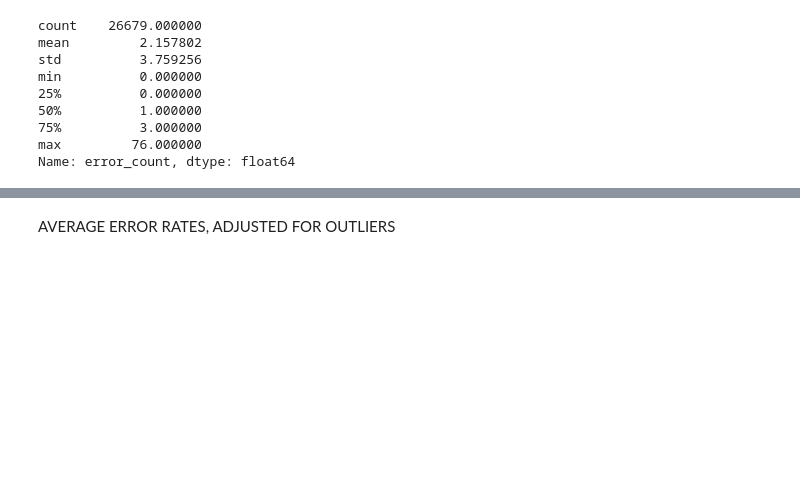
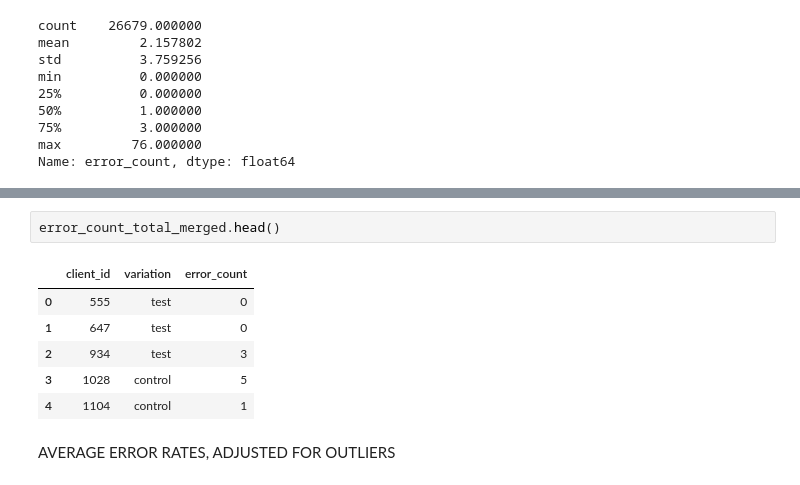
Before and after one commit to mjpacko/project_week5_6, a Jupyter notebook: notebooks/mj_notebook_error_rates.ipynb, the cells around one changed output, grey strips where cells are left out. Saved outputs shown, nothing was run; the diff lists cells and outputs as text; blank space fills up the shorter version.

```diff
--- a/notebooks/mj_notebook_error_rates.ipynb
+++ b/notebooks/mj_notebook_error_rates.ipynb
@@ -110,3 +163,12 @@ Name: error_count, dtype: float64
+# %%
+error_count_total_merged.head()
+# %% [output]
+|  | client_id | variation | error_count |
+| 0 | 555 | test | 0 |
+| 1 | 647 | test | 0 |
+| 2 | 934 | test | 3 |
+| 3 | 1028 | control | 5 |
+| 4 | 1104 | control | 1 |
 # %% [markdown]
 AVERAGE ERROR RATES, ADJUSTED FOR OUTLIERS
 # %%
```
Also changed, not shown: parts of 7 cells of this notebook.
